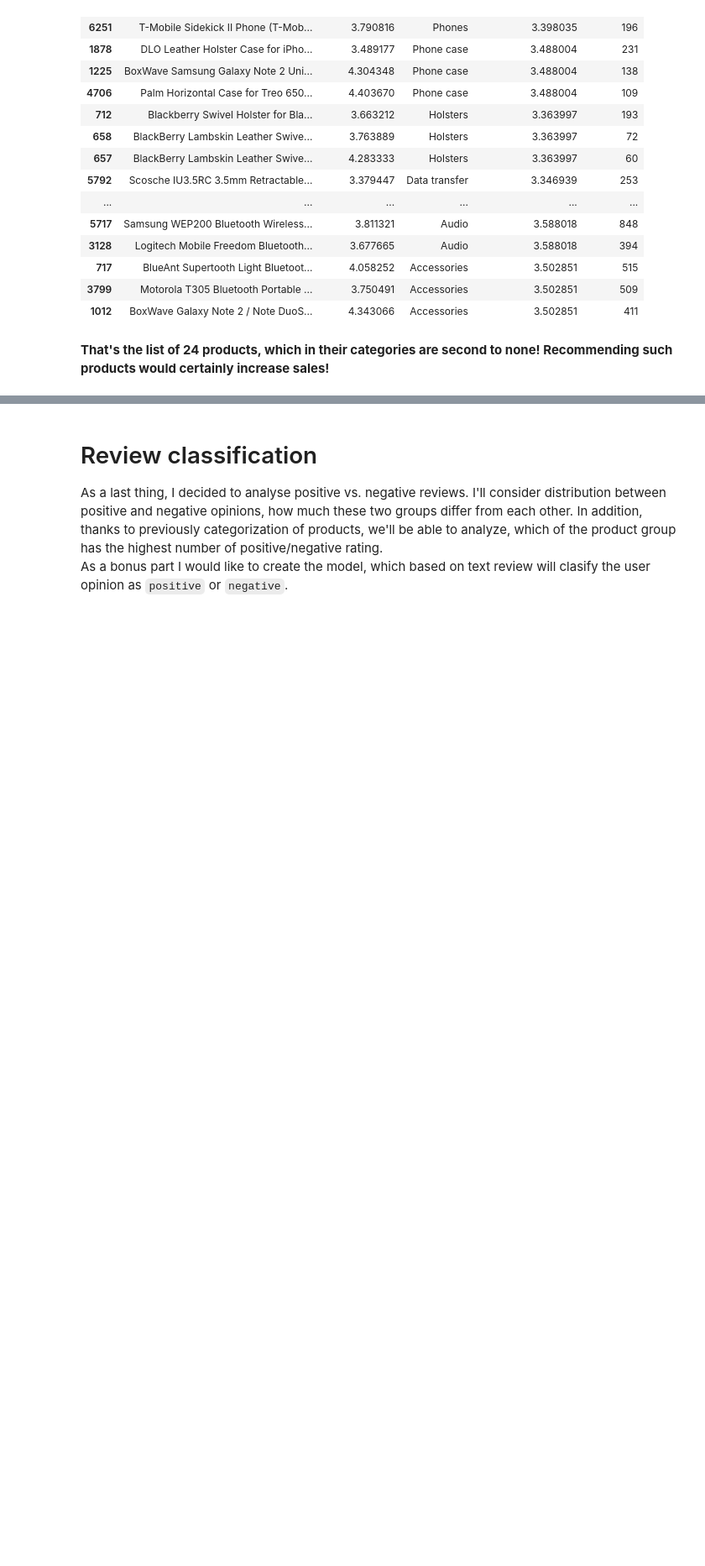
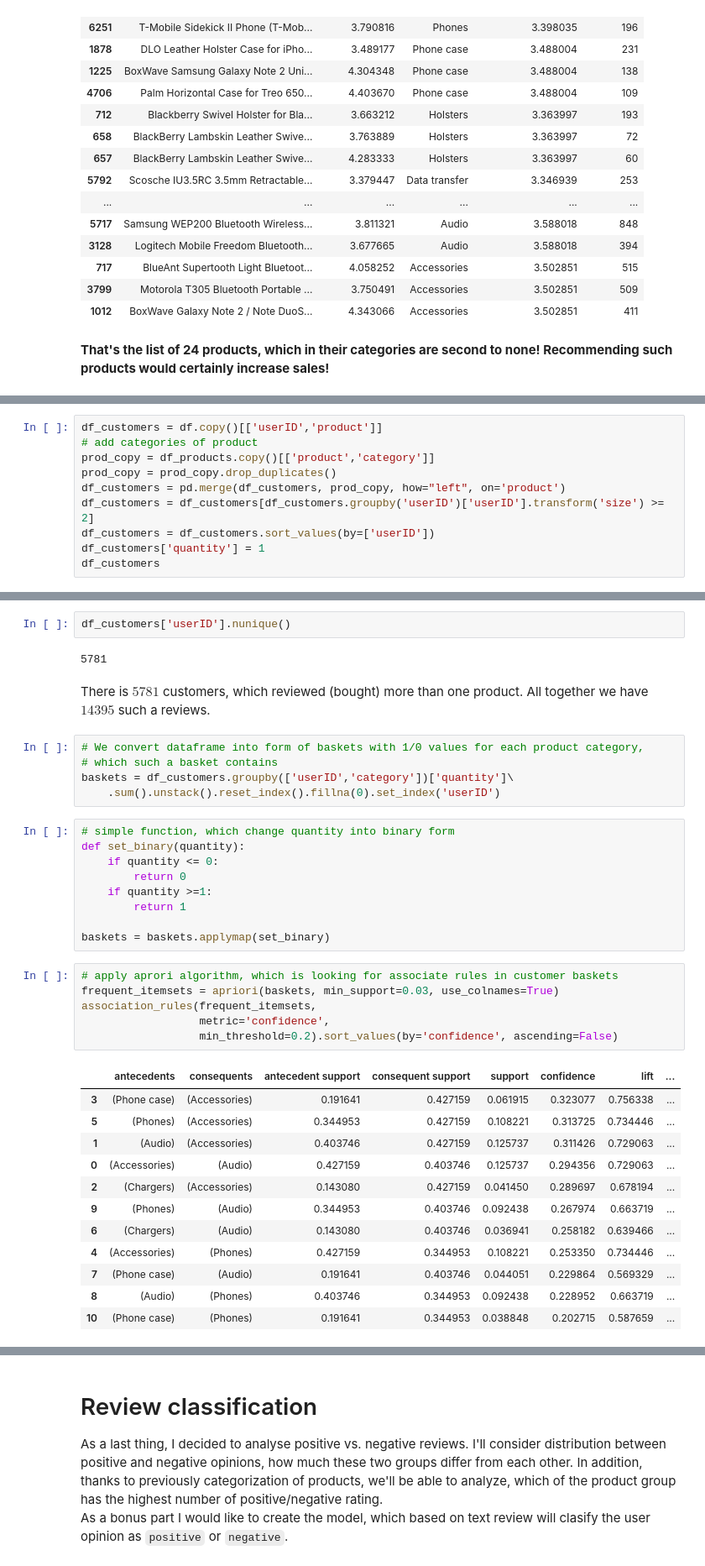
Before and after one commit to JankowskiDaniel/amazon-reviews, a Jupyter notebook: cell-phones-analysis.ipynb, the cells around one changed output, grey strips where cells are left out. Shown at 84% size. Saved outputs shown, nothing was run; the diff lists cells and outputs as text; blank space fills up the shorter version.

Commit message:
associate rules analysis

```diff
--- a/cell-phones-analysis.ipynb
+++ b/cell-phones-analysis.ipynb
@@ -534,0 +515,10 @@ top_product.rename(columns={'score_x': 'Product_score', 'score_y':'avg_category_
+# %%
+df_customers = df.copy()[['userID','product']]
+# add categories of product
+prod_copy = df_products.copy()[['product','category']]
+prod_copy = prod_copy.drop_duplicates()
+df_customers = pd.merge(df_customers, prod_copy, how="left", on='product')
+df_customers = df_customers[df_customers.groupby('userID')['userID'].transform('size') >= 2]
+df_customers = df_customers.sort_values(by=['userID'])
+df_customers['quantity'] = 1
+df_customers
@@ -534,0 +539,39 @@ top_product.rename(columns={'score_x': 'Product_score', 'score_y':'avg_category_
+# %%
+df_customers['userID'].nunique()
+# %% [output]
+5781
+# %% [markdown]
+There is $5781$ customers, which reviewed (bought) more than one product. All together we have $14395$ such a reviews.
+# %%
+# We convert dataframe into form of baskets with 1/0 values for each product category,
+# which such a basket contains
+baskets = df_customers.groupby(['userID','category'])['quantity']\
+    .sum().unstack().reset_index().fillna(0).set_index('userID')
+# %%
+# simple function, which change quantity into binary form
+def set_binary(quantity):
+    if quantity <= 0:
+        return 0
+    if quantity >=1:
+        return 1
+
+baskets = baskets.applymap(set_binary)
+# %%
+# apply aprori algorithm, which is looking for associate rules in customer baskets
+frequent_itemsets = apriori(baskets, min_support=0.03, use_colnames=True)
+association_rules(frequent_itemsets,
+                  metric='confidence',
+                  min_threshold=0.2).sort_values(by='confidence', ascending=False)
+# %% [output]
+|  | antecedents | consequents | antecedent support | consequent support | support | confidence | lift | ... |
+| 3 | (Phone case) | (Accessories) | 0.191641 | 0.427159 | 0.061915 | 0.323077 | 0.756338 | ... |
+| 5 | (Phones) | (Accessories) | 0.344953 | 0.427159 | 0.108221 | 0.313725 | 0.734446 | ... |
+| 1 | (Audio) | (Accessories) | 0.403746 | 0.427159 | 0.125737 | 0.311426 | 0.729063 | ... |
+| 0 | (Accessories) | (Audio) | 0.427159 | 0.403746 | 0.125737 | 0.294356 | 0.729063 | ... |
+| 2 | (Chargers) | (Accessories) | 0.143080 | 0.427159 | 0.041450 | 0.289697 | 0.678194 | ... |
+| 9 | (Phones) | (Audio) | 0.344953 | 0.403746 | 0.092438 | 0.267974 | 0.663719 | ... |
+| 6 | (Chargers) | (Audio) | 0.143080 | 0.403746 | 0.036941 | 0.258182 | 0.639466 | ... |
+| 4 | (Accessories) | (Phones) | 0.427159 | 0.344953 | 0.108221 | 0.253350 | 0.734446 | ... |
+| 7 | (Phone case) | (Audio) | 0.191641 | 0.403746 | 0.044051 | 0.229864 | 0.569329 | ... |
+| 8 | (Audio) | (Phones) | 0.403746 | 0.344953 | 0.092438 | 0.228952 | 0.663719 | ... |
+| 10 | (Phone case) | (Phones) | 0.191641 | 0.344953 | 0.038848 | 0.202715 | 0.587659 | ... |
```
Also changed, not shown: parts of 13 cells of this notebook, 1 other file.
